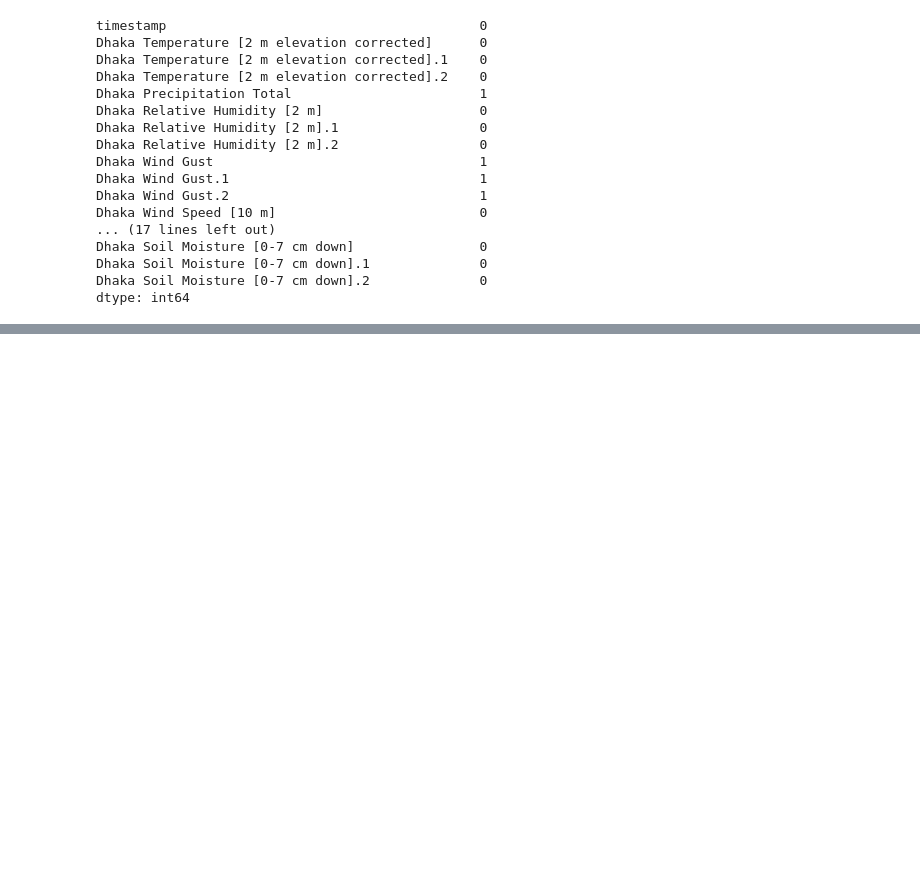
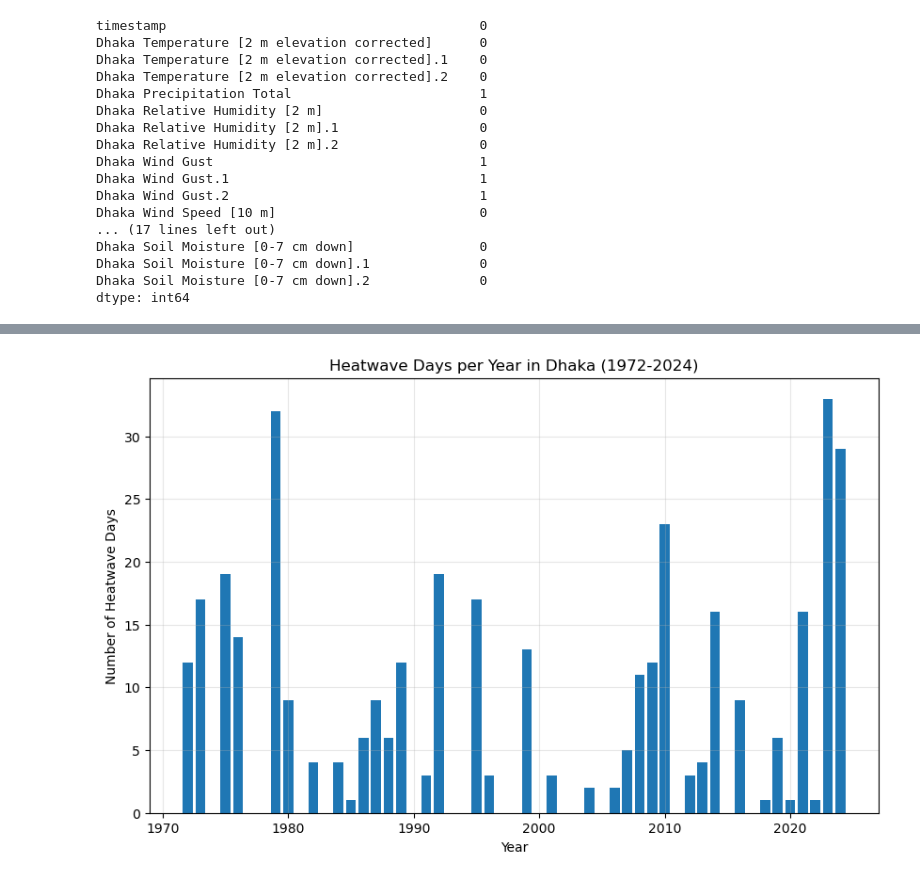
Before and after one commit to awnonbhowmik/Heatwave-Dhaka_BD, a Jupyter notebook: main.ipynb, the cells around one changed output, grey strips where cells are left out. Cells and saved outputs as stored; diff of their text form; code cells hidden in the pictures; blank space fills up the shorter version.

```diff
--- a/main.ipynb
+++ b/main.ipynb
@@ -78,0 +117,27 @@ summary
+# %%
+# Define the heatwave threshold (e.g., 36°C)
+threshold = 36
+
+# Flag heatwave days using one of the temperature columns
+data['Heatwave'] = data['Dhaka Temperature [2 m elevation corrected]'] > threshold
+
+# Identify consecutive heatwave periods
+data['Heatwave Group'] = (data['Heatwave'] != data['Heatwave'].shift()).cumsum()
+
+# Filter only heatwave periods
+heatwave_periods = data[data['Heatwave']]
+
+# Count the number of days in each heatwave group
+heatwave_summary = heatwave_periods.groupby('Heatwave Group').agg({
+    'timestamp': ['min', 'max'],  # Start and end date of each heatwave
+    'Dhaka Temperature [2 m elevation corrected]': ['mean', 'max']  # Mean and max temp during the heatwave
+}).reset_index()
+
+# Rename columns for clarity
+heatwave_summary.columns = ['Group', 'Start Date', 'End Date', 'Mean Temp', 'Max Temp']
+
+# Add heatwave duration
+heatwave_summary['Duration'] = (heatwave_summary['End Date'] - heatwave_summary['Start Date']).dt.days + 1
+
+# Display the summary
+heatwave_summary
@@ -78,0 +158,16 @@ summary
+# %%
+import matplotlib.pyplot as plt
+
+# Plot the number of heatwave days per year
+data['Year'] = data['timestamp'].dt.year
+heatwave_days_per_year = data[data['Heatwave']].groupby('Year').size()
+
+plt.figure(figsize=(10, 6))
+plt.bar(heatwave_days_per_year.index, heatwave_days_per_year.values)
+plt.xlabel('Year')
+plt.ylabel('Number of Heatwave Days')
+plt.title('Heatwave Days per Year in Dhaka (1972-2024)')
+plt.grid(alpha=0.3)
+plt.show()
+# %% [output]
+[figure, added]
```
Also changed, not shown: parts of 16 cells of this notebook, 1 other file.
